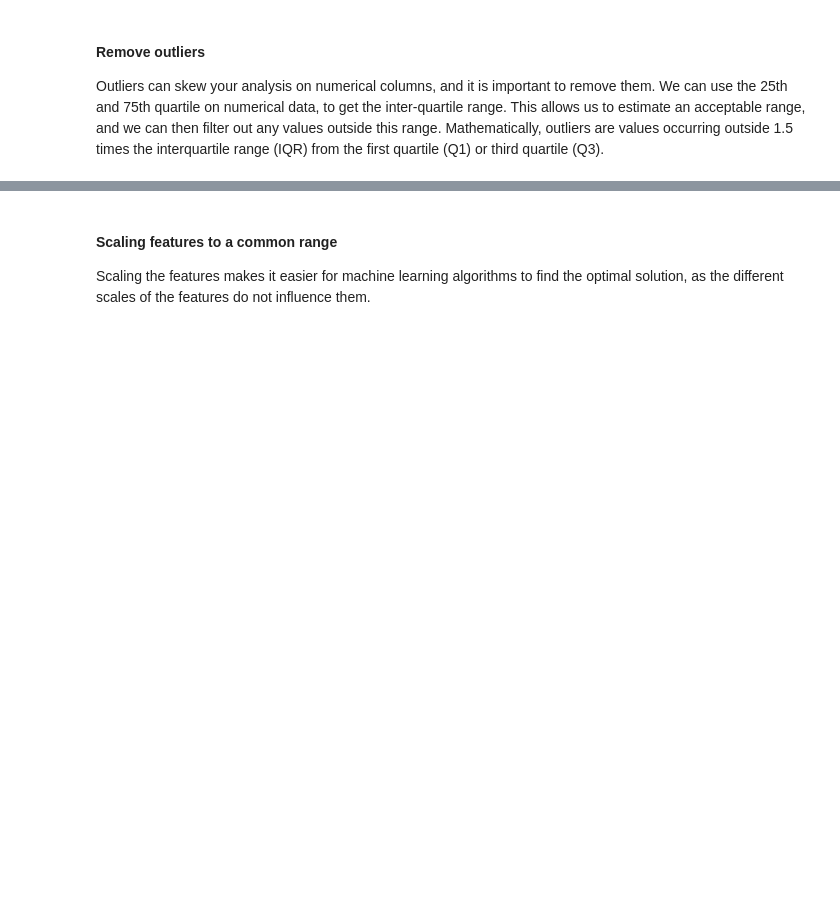
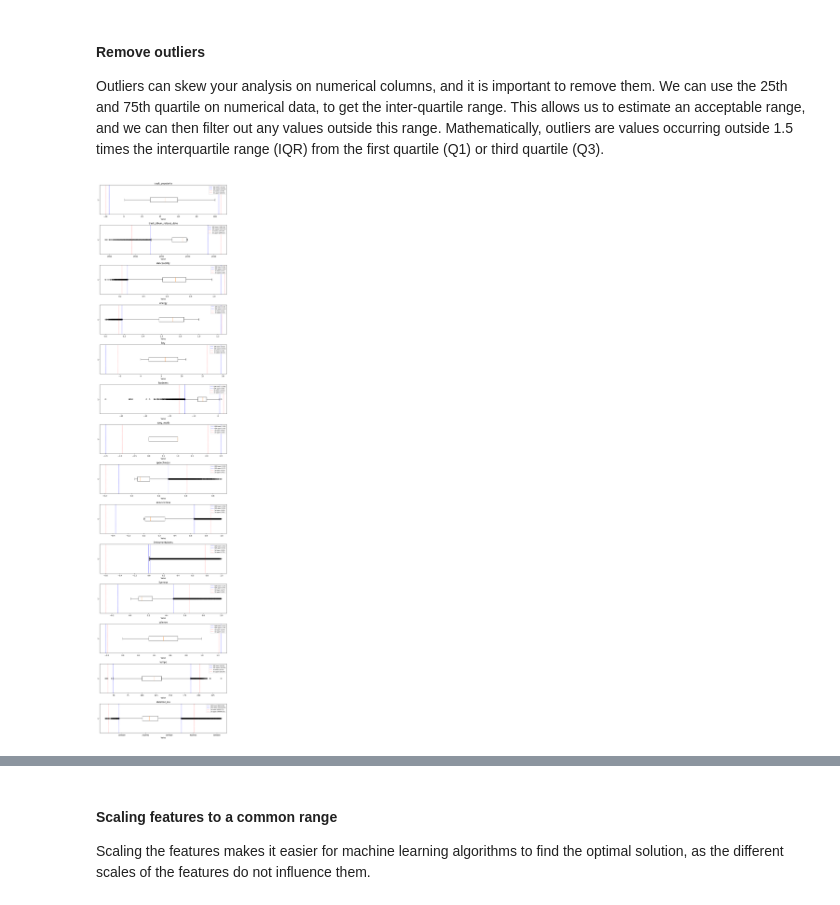
Before and after one commit to TempeHS/2026SE_MLOPSTask_Xavier.P, a Jupyter notebook: 2.Model_Development/2.1.Data_Wrangling/2.1.2.data_wrangling.ipynb, the cells around one changed output, grey strips where cells are left out. Saved outputs shown, nothing was run; the diff lists cells and outputs as text; code cells hidden in the pictures; blank space fills up the shorter version.

Commit message:
add outlier visualisation and update outlier cells

```diff
--- a/2.Model_Development/2.1.Data_Wrangling/2.1.2.data_wrangling.ipynb
+++ b/2.Model_Development/2.1.Data_Wrangling/2.1.2.data_wrangling.ipynb
@@ -75,0 +104,7 @@ array([1, 0])
+# %%
+# Remove zero popularity tracks - these are likely unlisted/unavailable songs, not genuinely zero popular
+print(f"Rows before: {len(data_frame)}")
+zero_pop = (data_frame["track_popularity"] == 0).sum()
+print(f"Zero popularity tracks removed: {zero_pop}")
+data_frame = data_frame[data_frame["track_popularity"] != 0]
+print(f"Rows after: {len(data_frame)}")
@@ -75,0 +115,7 @@ array([1, 0])
+# %%
+# Spotify defines speechiness > 0.66 as spoken word, not music
+print(f"Rows before: {len(data_frame)}")
+spoken_word = (data_frame["speechiness"] > 0.66).sum()
+print(f"Spoken word tracks removed: {spoken_word}")
+data_frame = data_frame[data_frame["speechiness"] <= 0.66]
+print(f"Rows after: {len(data_frame)}")
@@ -227,3 +249,64 @@ We can check that there are no data entry errors by the `unique()` method call.
 #### Remove outliers
 
 Outliers can skew your analysis on numerical columns, and it is important to remove them. We can use the 25th and 75th quartile on numerical data, to get the inter-quartile range. This allows us to estimate an acceptable range, and we can then filter out any values outside this range. Mathematically, outliers are values occurring outside 1.5 times the interquartile range (IQR) from the first quartile (Q1) or third quartile (Q3).
+# %%
+# Boxplot of all numerical columns visualising IQR and 3-sigma outlier bounds
+numerical_cols = data_frame.select_dtypes(include="number").columns
+
+fig, axes = plt.subplots(
+    nrows=len(numerical_cols), ncols=1, figsize=(10, len(numerical_cols) * 3)
+)
+
+for i, col in enumerate(numerical_cols):
+    axes[i].boxplot(data_frame[col].dropna(), vert=False)
+
+    # IQR bounds
+    Q1 = data_frame[col].quantile(0.25)
+    Q3 = data_frame[col].quantile(0.75)
+    IQR = Q3 - Q1
+    iqr_lower = Q1 - 1.5 * IQR
+    iqr_upper = Q3 + 1.5 * IQR
+
+    # 3-sigma bounds
+    mean = data_frame[col].mean()
+    std = data_frame[col].std()
+    sigma_lower = mean - 3 * std
+    sigma_upper = mean + 3 * std
+
+    axes[i].axvline(
+        iqr_lower,
+        color="blue",
+        linestyle="--",
+        linewidth=1,
+        label=f"IQR lower ({iqr_lower:.2f})",
+    )
+    axes[i].axvline(
+        iqr_upper,
+        color="blue",
+        linestyle="--",
+        linewidth=1,
+        label=f"IQR upper ({iqr_upper:.2f})",
+    )
+    axes[i].axvline(
+        sigma_lower,
+        color="red",
+        linestyle=":",
+        linewidth=1,
+        label=f"3σ lower ({sigma_lower:.2f})",
+    )
+    axes[i].axvline(
+        sigma_upper,
+        color="red",
+        linestyle=":",
+        linewidth=1,
+        label=f"3σ upper ({sigma_upper:.2f})",
+    )
+
+    axes[i].set_title(col)
+    axes[i].set_xlabel("Value")
+    axes[i].legend(fontsize=7, loc="upper right")
+
+plt.tight_layout()
+plt.show()
+# %% [output]
+[figure, added]
```
Also changed, not shown: parts of 11 cells of this notebook, 1 other file.
